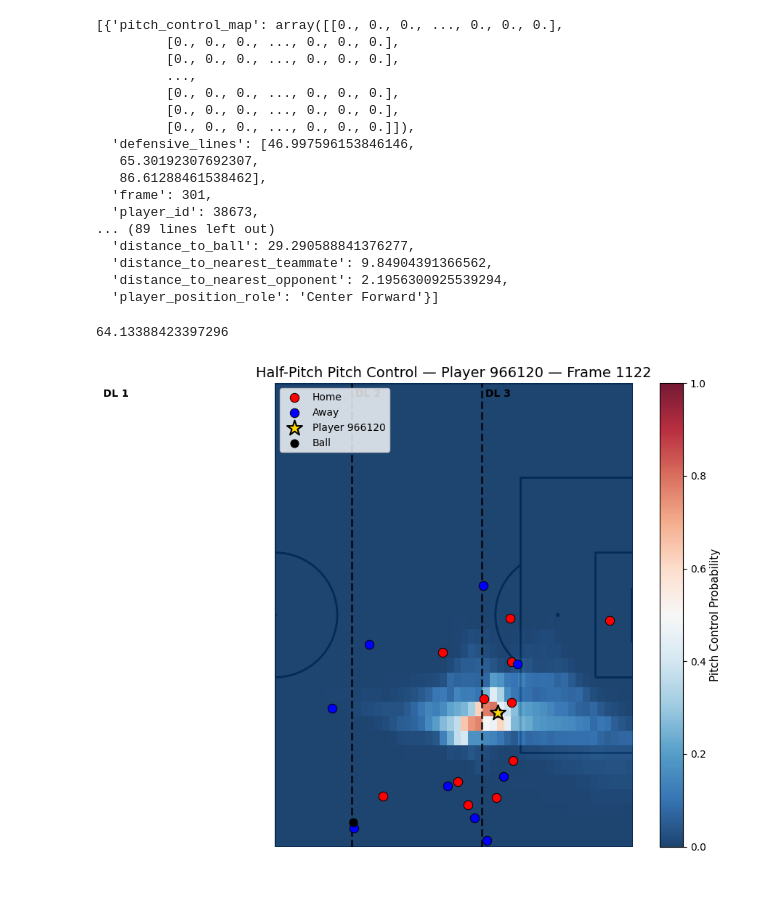
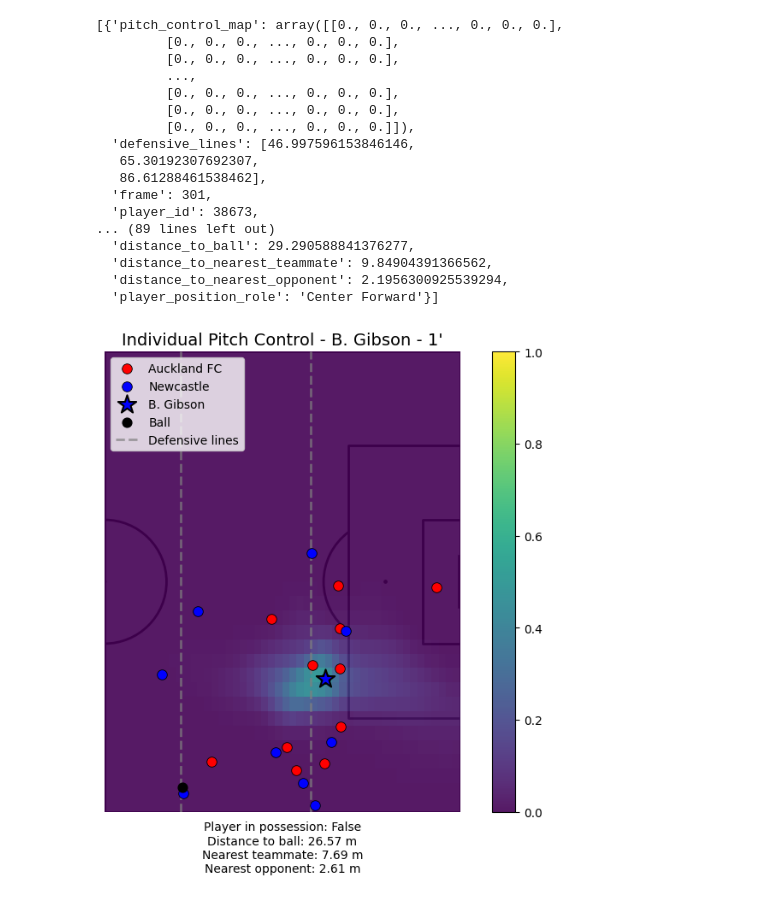
Before and after one commit to TustiWutsi/player_pitch_control_clustering, a Jupyter notebook: data_prep_analytics_cup.ipynb, the cells around one changed output. Saved outputs shown, nothing was run; the diff lists cells and outputs as text; code cells hidden in the pictures.

```diff
--- a/data_prep_analytics_cup.ipynb
+++ b/data_prep_analytics_cup.ipynb
@@ -615,3 +635,3 @@ Wall time: 37.1 s
 # %%
 match_id=1886347
-df_normed = read_parquet_gcs(fs, gcs_path=f"{PROCESSED_DIR}/{match_id}_normed.parquet")
+df_normed = read_parquet_gcs(fs, gcs_path=f"{PROCESSED_DIR}/{match_id}.parquet")
@@ -1200,2 +935,0 @@ array([ 50978,  50983,  51009,  51649, 176224, 735573, 735574, 735578,
-# %%
-att_players = get_players_state(home_tr, 202, [38673])
@@ -1571,7 +1257,7 @@ def extract_all_for_position_across_match(
     all_results = []
 
     # ---- 2️⃣ Charger le dataframe ----
-    df = pd.read_parquet(f"{PROCESSED_DIR}/{match_id}_normed.parquet", storage_options={"token": "google_default"})
+    df = pd.read_parquet(f"{PROCESSED_DIR}/{match_id}.parquet", storage_options={"token": "google_default"})
 
     # on filtre sur la situation de jeu
     df = df[df[game_situation[0]] == game_situation[1]]
@@ -1706,7 +1376,3 @@ results
   'distance_to_nearest_teammate': 9.84904391366562,
   'distance_to_nearest_opponent': 2.1956300925539294,
   'player_position_role': 'Center Forward'}]
-# %%
-results[0]['pitch_control_map'].sum()
-# %% [output]
-64.13388423397296
@@ -1912,15 +1378,0 @@ def plot_half_pitch_with_pitch_control(
-# %%
-plot_half_pitch_with_pitch_control(
-    home_tr,
-    away_tr,
-    home_players,
-    away_players,
-    results[3],
-    pitch_length=105,
-    pitch_width=68,
-    half_pitch=True,
-    home_color="red",
-    away_color="blue"
-)
-# %% [output]
-[figure, removed]
@@ -1926,0 +1606,11 @@ plot_half_pitch_with_pitch_control(
+# %%
+plot_half_pitch_individual_pitch_control(
+    df=df_normed,
+    frame_results=results[3],
+    sigma=1.0,
+    pitch_length=105,
+    pitch_width=68,
+    half_pitch=True,
+)
+# %% [output]
+[figure, added]
```
Also changed, not shown: parts of 27 cells of this notebook, 1 other file.
